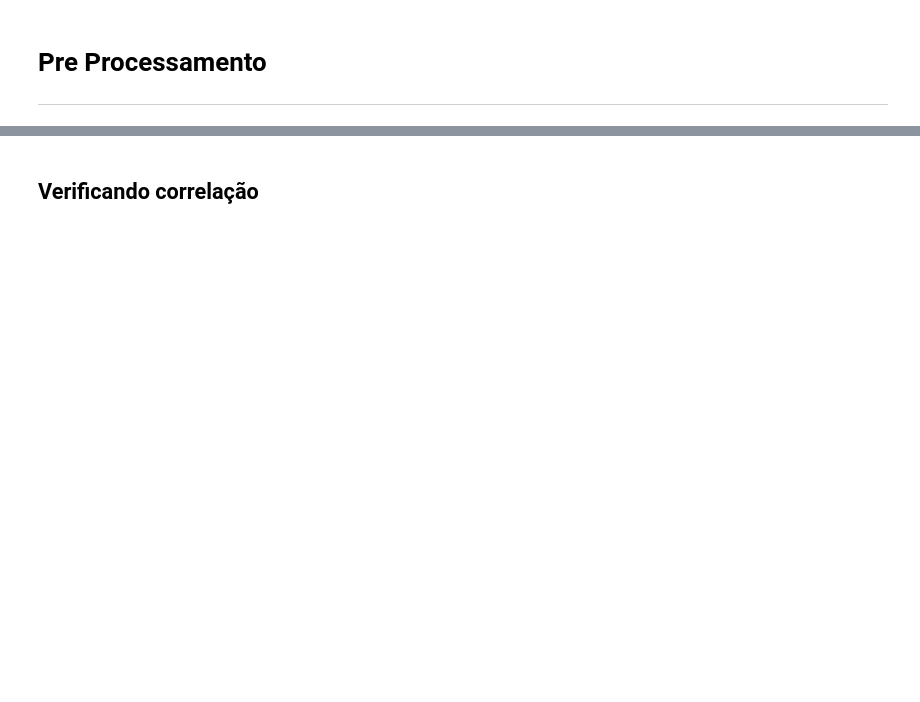
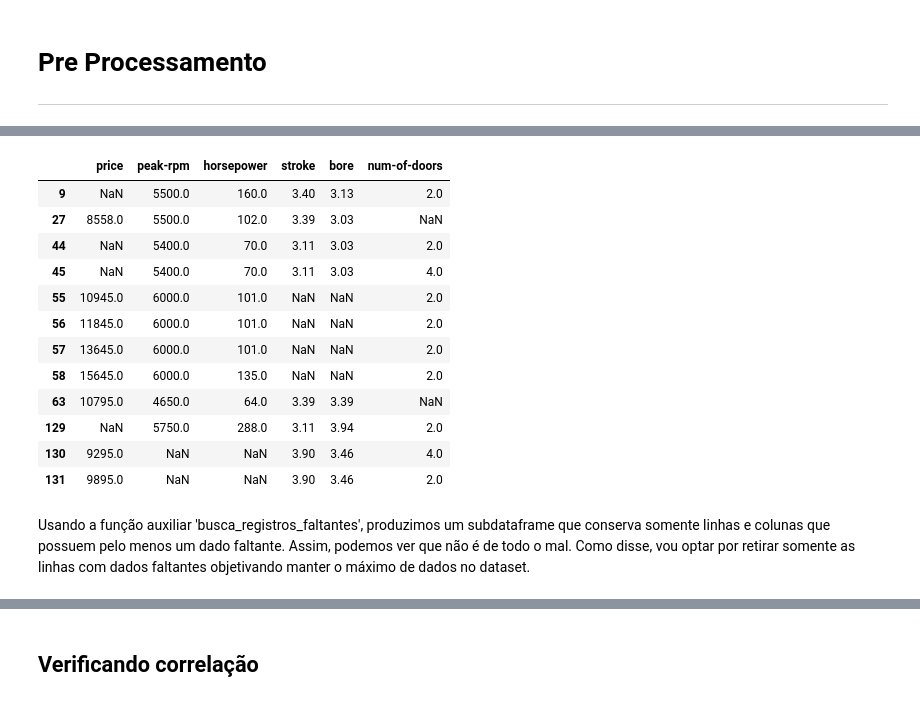
Before and after one commit to Batchuka/ifes-ml-explorando-modelos-preditivos, a Jupyter notebook: automobile-uci/automobile_uci.ipynb, the cells around one changed output, grey strips where cells are left out. Cells and saved outputs as stored; diff of their text form; code cells hidden in the pictures; blank space fills up the shorter version.

```diff
--- a/automobile-uci/automobile_uci.ipynb
+++ b/automobile-uci/automobile_uci.ipynb
@@ -74,0 +67,12 @@ Name: peak-rpm, Length: 205, dtype: float64
+# %%
+# fetch dataset
+automobile = fetch_ucirepo(id=10)
+
+# obtem o objeto dataset
+dataset = automobile.data.features
+
+# convert to dataframe
+dataset = pd.DataFrame(dataset)
+
+# Uma descrição estatística dos dados
+dataset.describe()
@@ -74,0 +93,20 @@ Name: peak-rpm, Length: 205, dtype: float64
+# %%
+# drop price and normalized-losses from features
+dataset = dataset.drop(['normalized-losses'], axis=1)
+busca_registros_faltantes(dataset)
+# %% [output]
+|  | price | peak-rpm | horsepower | stroke | bore | num-of-doors |
+| 9 | NaN | 5500.0 | 160.0 | 3.40 | 3.13 | 2.0 |
+| 27 | 8558.0 | 5500.0 | 102.0 | 3.39 | 3.03 | NaN |
+| 44 | NaN | 5400.0 | 70.0 | 3.11 | 3.03 | 2.0 |
+| 45 | NaN | 5400.0 | 70.0 | 3.11 | 3.03 | 4.0 |
+| 55 | 10945.0 | 6000.0 | 101.0 | NaN | NaN | 2.0 |
+| 56 | 11845.0 | 6000.0 | 101.0 | NaN | NaN | 2.0 |
+| 57 | 13645.0 | 6000.0 | 101.0 | NaN | NaN | 2.0 |
+| 58 | 15645.0 | 6000.0 | 135.0 | NaN | NaN | 2.0 |
+| 63 | 10795.0 | 4650.0 | 64.0 | 3.39 | 3.39 | NaN |
+| 129 | NaN | 5750.0 | 288.0 | 3.11 | 3.94 | 2.0 |
+| 130 | 9295.0 | NaN | NaN | 3.90 | 3.46 | 4.0 |
+| 131 | 9895.0 | NaN | NaN | 3.90 | 3.46 | 2.0 |
+# %% [markdown]
+Usando a função auxiliar 'busca_registros_faltantes', produzimos um subdataframe que conserva somente linhas e colunas que possuem pelo menos um dado faltante. Assim, podemos ver que não é de todo o mal. Como disse, vou optar por retirar somente as linhas com dados faltantes objetivando manter o máximo de dados no dataset.
```
Also changed, not shown: parts of 35 cells of this notebook, 7 other files.
